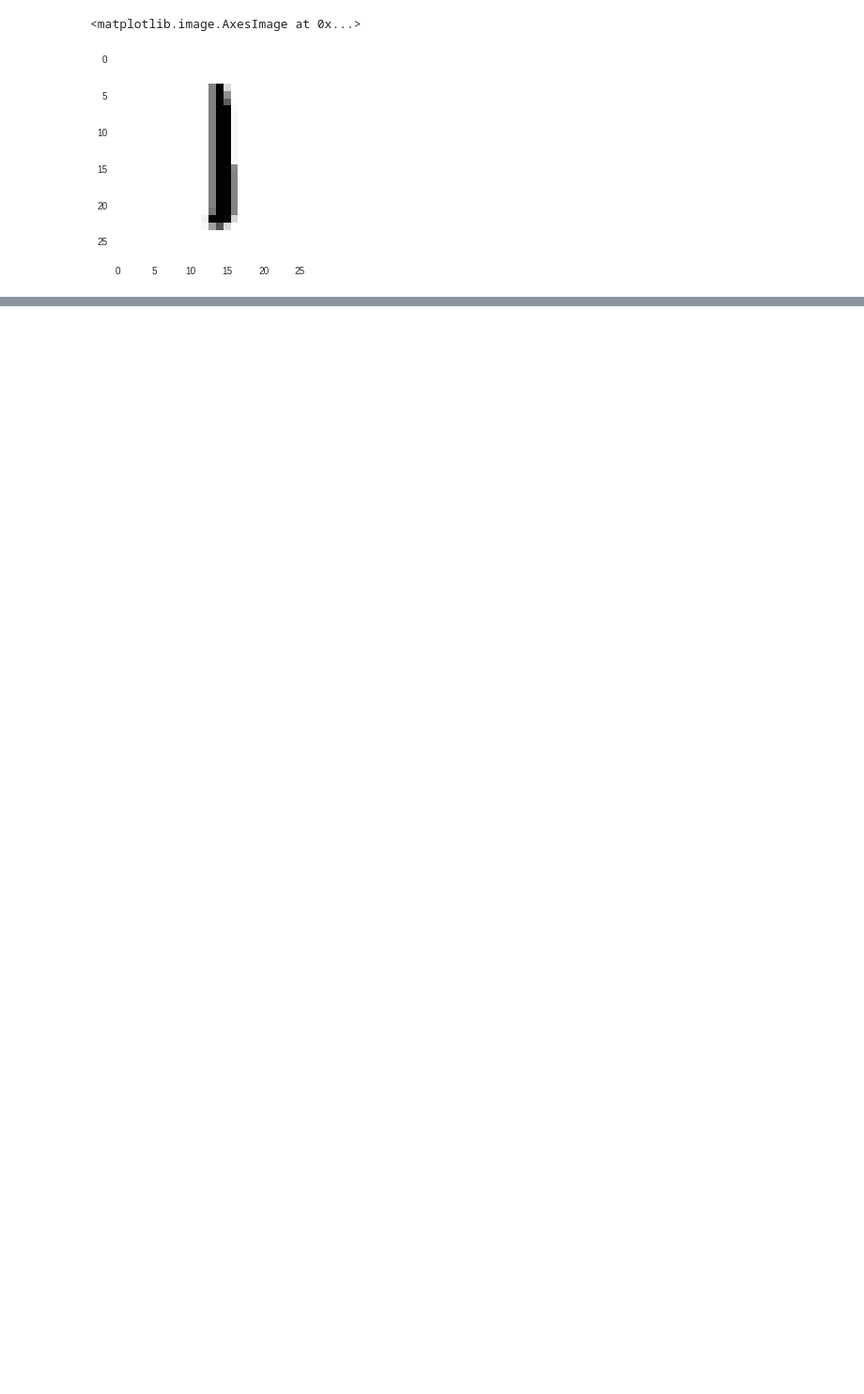
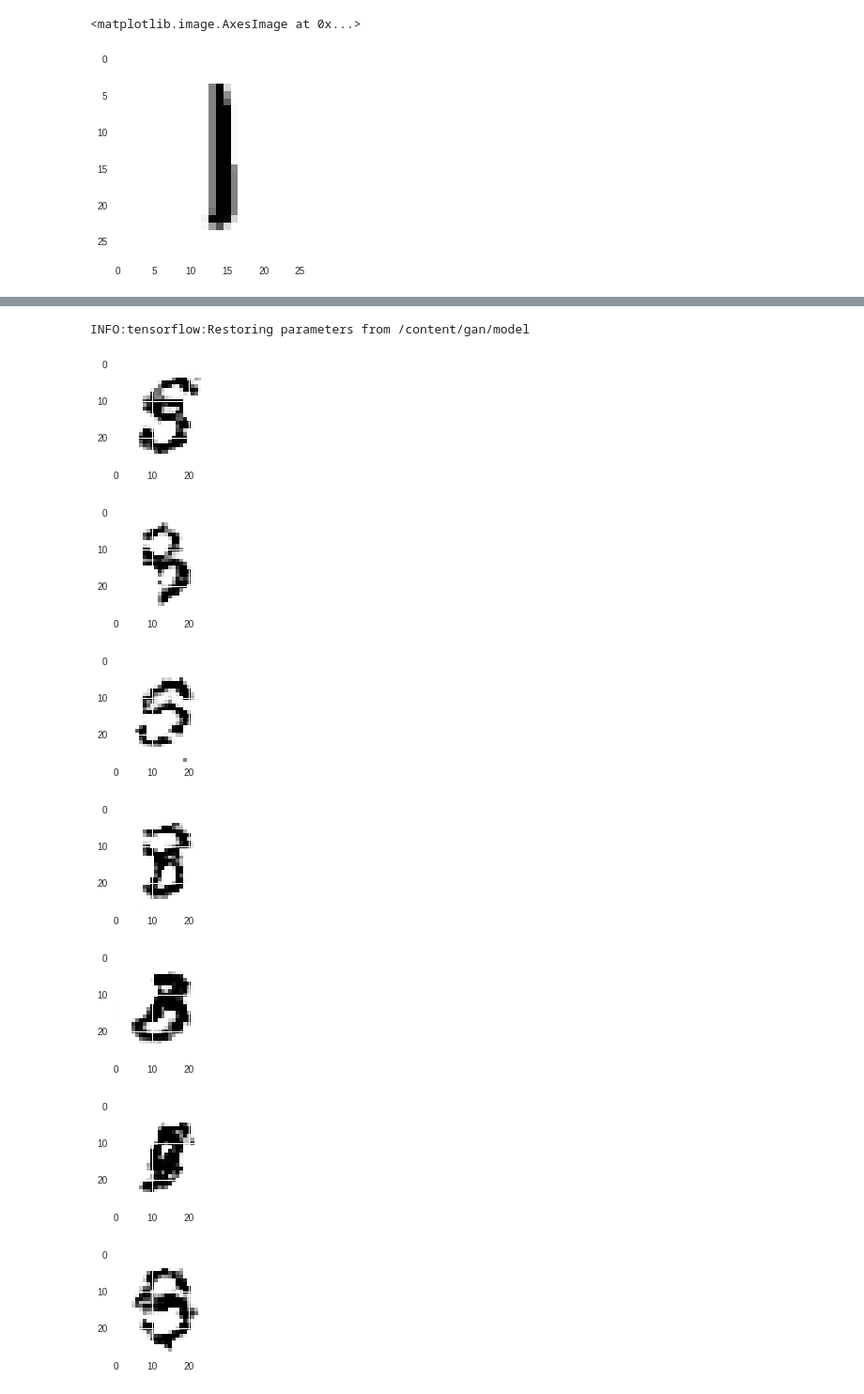
Before and after one commit to maykulkarni/tensorflow_tutorials, a Jupyter notebook: 13. Generative Adverserial Networks.ipynb, the cells around one changed output, grey strips where cells are left out. Shown: that part at 94% size. Drawn from its saved outputs; the diff is of its cells as text; code cells hidden in the pictures; blank space fills up the shorter version.

```diff
--- a/13. Generative Adverserial Networks.ipynb
+++ b/13. Generative Adverserial Networks.ipynb
@@ -135,0 +161,5 @@ tf.reset_default_graph()
+# %%
+# Generator Loss
+g_loss = tf.reduce_mean(tf.nn
+                     .sigmoid_cross_entropy_with_logits(logits=Dg,
+                                                       labels=tf.ones_like(Dg)))
@@ -135,0 +191,2 @@ tf.reset_default_graph()
+# %%
+saver = tf.train.Saver()
@@ -135,0 +233,27 @@ tf.reset_default_graph()
+# %%
+# Train generator and discriminator at the same
+with tf.Session() as sess:
+    steps = 100000
+    saver.restore(sess, "/content/gan/model")
+    for i in range(steps):
+        real_image_batch = mnist.train.next_batch(batch_size)[0] \
+                                      .reshape([-1, 28, 28, 1])
+        # Train Discriminator
+        z_batch = np.random.normal(0, 1, size=[batch_size, z_dimensions])
+        _, _, d_loss_real_val, d_loss_fake_val = \
+            sess.run(
+                [d_trainer_real, d_trainer_fake, d_loss_real, d_loss_fake],
+                feed_dict={x_placeholder: real_image_batch,
+                           z_placeholder: z_batch}
+            )
+        # Train Generator
+        z_batch = np.random.normal(0, 1, size=[batch_size, z_dimensions])
+        _, g_loss_val = sess.run([g_trainer, g_loss],
+                                 feed_dict={z_placeholder: z_batch})
+
+        # Debug info
+        if i % 1000 == 0:
+            print("Iteration: {0}\tDLoss Real: {1:.4f}\tDLoss Fake: {2:.4f}"
+                  "\tGLoss: {3:.4f}".format(i, d_loss_real_val, d_loss_fake_val,
+                                           g_loss_val))
+    saver.save(sess, "/content/gan/model")
@@ -135,0 +278,20 @@ tf.reset_default_graph()
+# %%
+with tf.Session() as sess:
+    saver.restore(sess, "/content/gan/model")
+    z_batch = np.random.normal(0, 1, size=[10, z_dimensions])
+    generated_image = generator(z_placeholder, 10, z_dimensions)
+    image = sess.run(generated_image, feed_dict={z_placeholder: z_batch})
+    images = image.reshape([-1, 28, 28])
+    for image_val in images:
+        plt.figure(figsize=(2, 2))
+        plt.imshow(image_val, cmap="Greys")
+        plt.show()
+# %% [output]
+INFO:tensorflow:Restoring parameters from /content/gan/model
+[figure, added]
+[figure, added]
+[figure, added]
+[figure, added]
+[figure, added]
+[figure, added]
+[figure, added]
```
Also changed, not shown: parts of 16 cells of this notebook.
